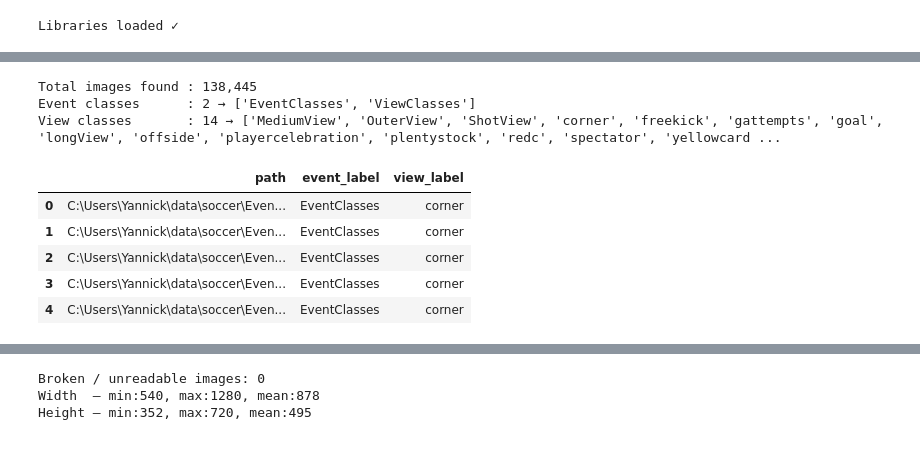
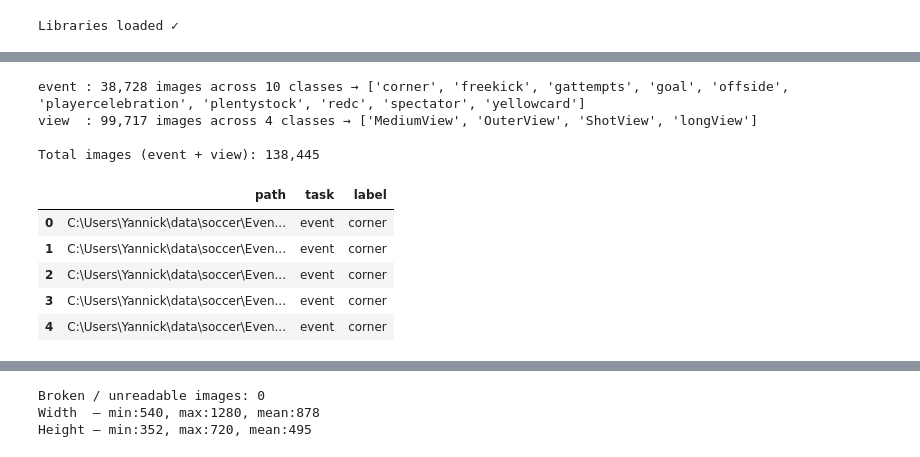
Before and after one commit to yannickmaas/football-highlight-cnn, a Jupyter notebook: notebooks/01_data_preparation.ipynb, the cells around one changed output, grey strips where cells are left out. Saved outputs shown, nothing was run; the diff lists cells and outputs as text; code cells hidden in the pictures.

```diff
--- a/notebooks/01_data_preparation.ipynb
+++ b/notebooks/01_data_preparation.ipynb
@@ -53,44 +78,38 @@ Images will be resized to (224, 224)
 Max per class: 150
-# %%
-# ── 1. Explore folder structure ───────────────────────────────────────────────
-records = []   # list of dicts: {path, event_label, view_label}
-
-if not DATASET_ROOT.exists():
-    raise FileNotFoundError(
-        f'{DATASET_ROOT} does not exist.\n'
-        'Please download the Kaggle dataset and set DATASET_ROOT correctly.')
-
-for event_dir in sorted(DATASET_ROOT.iterdir()):
-    if not event_dir.is_dir():
-        continue
-    event_label = event_dir.name
-    for view_dir in sorted(event_dir.iterdir()):
-        if not view_dir.is_dir():
-            continue
-        view_label = view_dir.name
-        images = list(view_dir.glob('*.jpg')) + list(view_dir.glob('*.png'))
-        for img_path in images:
-            records.append({
-                'path'        : str(img_path),
-                'event_label' : event_label,
-                'view_label'  : view_label,
-            })
-
-df_all = pd.DataFrame(records)
-print(f'Total images found : {len(df_all):,}')
-print(f'Event classes      : {df_all["event_label"].nunique()} → {sorted(df_all["event_label"].unique())}')
-print(f'View classes       : {df_all["view_label"].nunique()} → {sorted(df_all["view_label"].unique())}')
-df_all.head()
-# %% [output]
-Total images found : 138,445
-Event classes      : 2 → ['EventClasses', 'ViewClasses']
-View classes       : 14 → ['MediumView', 'OuterView', 'ShotView', 'corner', 'freekick', 'gattempts', 'goal', 'longView', 'offside', 'playercelebration', 'plentystock', 'redc', 'spectator', 'yellowcard ...
-|  | path | event_label | view_label |
-| 0 | C:\Users\Yannick\data\soccer\Even... | EventClasses | corner |
-| 1 | C:\Users\Yannick\data\soccer\Even... | EventClasses | corner |
-| 2 | C:\Users\Yannick\data\soccer\Even... | EventClasses | corner |
-| 3 | C:\Users\Yannick\data\soccer\Even... | EventClasses | corner |
-| 4 | C:\Users\Yannick\data\soccer\Even... | EventClasses | corner |
+# %%
+# ── 1. Walk EventClasses/ and ViewClasses/ ───────────────────────────────────
+def scan_task(root: Path, task_name: str) -> pd.DataFrame:
+    if not root.exists():
+        raise FileNotFoundError(f'{root} does not exist. Check DATASET_ROOT.')
+    rows = []
+    for class_dir in sorted(p for p in root.iterdir() if p.is_dir()):
+        files = []
+        for ext in IMG_EXTS:
+            files.extend(class_dir.glob(ext))
+        for fp in files:
+            rows.append({'path': str(fp), 'task': task_name, 'label': class_dir.name})
+    df = pd.DataFrame(rows)
+    print(f'{task_name:6s}: {len(df):>6,} images across {df["label"].nunique()} classes '
+          f'→ {sorted(df["label"].unique())}')
+    return df
+
+df_events = scan_task(EVENT_ROOT, 'event')
+df_views  = scan_task(VIEW_ROOT,  'view')
+
+df_all = pd.concat([df_events, df_views], ignore_index=True)
+print(f'\nTotal images (event + view): {len(df_all):,}')
+df_all.head()
+# %% [output]
+event : 38,728 images across 10 classes → ['corner', 'freekick', 'gattempts', 'goal', 'offside', 'playercelebration', 'plentystock', 'redc', 'spectator', 'yellowcard']
+view  : 99,717 images across 4 classes → ['MediumView', 'OuterView', 'ShotView', 'longView']
+
+Total images (event + view): 138,445
+|  | path | task | label |
+| 0 | C:\Users\Yannick\data\soccer\Even... | event | corner |
+| 1 | C:\Users\Yannick\data\soccer\Even... | event | corner |
+| 2 | C:\Users\Yannick\data\soccer\Even... | event | corner |
+| 3 | C:\Users\Yannick\data\soccer\Even... | event | corner |
+| 4 | C:\Users\Yannick\data\soccer\Even... | event | corner |
 # %%
 # ── 2. Class distribution plots ───────────────────────────────────────────────
 fig, axes = plt.subplots(1, 2, figsize=(14, 5))
```
Also changed, not shown: parts of 13 cells of this notebook, 22 other files.
